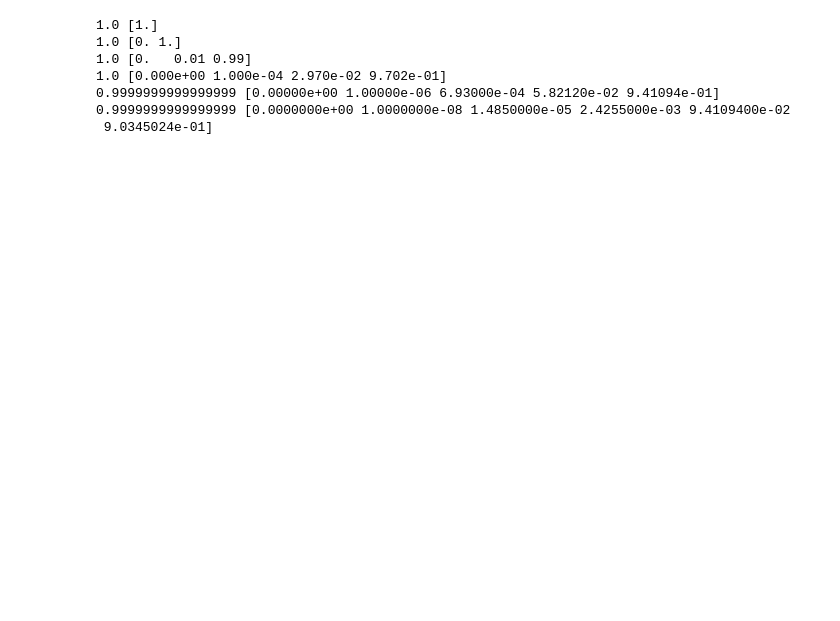
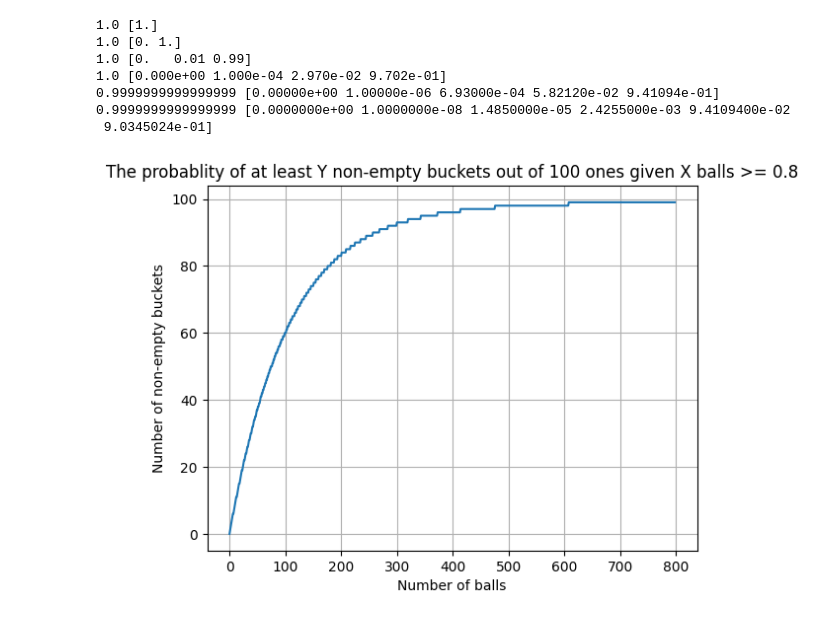
Before and after one commit to hczhu/code_recipes, a Jupyter notebook: py-notebook/N-balls-in-100-buckets.ipynb, the cells around one changed output. Drawn from its saved outputs; the diff is of its cells as text; code cells hidden in the pictures; blank space fills up the shorter version.

```diff
--- a/py-notebook/N-balls-in-100-buckets.ipynb
+++ b/py-notebook/N-balls-in-100-buckets.ipynb
@@ -4,27 +4,46 @@ N, B = 10000, 100
 # %%
 import numpy as np
+import matplotlib.pyplot as plt
 
 # Make probs(n, b) the probability of having exactly b non-empty buckets out of the 100 buckets given n balls.
 #  a.k.a. P{b non-empty buckets | n balls}
 probs = np.zeros((N+1, B+1))
 probs[0, 0] = 1
 # probs(n, b) = probs(n-1, b-1) * (1 - (b - 1)/B) + probs(n-1, b) * (b/B)
 for n in range(1, N+1):
     probs[n, 0] = 0
     probs[n, 1:] = probs[n-1, :-1] * (1 - np.arange(B)/B) + probs[n-1, 1:] * (np.arange(1, B+1)/B)
 
 assert np.allclose(np.sum(probs, axis=1), 1)
 
 for n in range(6):
     print(np.sum(probs[n, :(n+1)]), probs[n, :(n+1)])
+
+prob_threshold = 0.8
+cum_probs = np.cumsum(probs, axis=1)
+# ball_to_buckets[n] is the maximum number of non-empty buckets such that the probability of having n balls in them >= 0.8
+ball_to_buckets = np.zeros(N+1)
+for i in range(1, cum_probs.shape[0]):
+    indices = np.where(cum_probs[i, :] < 1 - prob_threshold)[0]
+    ball_to_buckets[i] = indices[-1]
+
+# clear any plots
+plt.clf()
+plt.xlabel("Number of balls")
+plt.ylabel("Number of non-empty buckets")
+plt.title(f"The probablity of at least Y non-empty buckets out of 100 ones given X balls >= {prob_threshold}")
+plt.grid(True)
+plt.plot(ball_to_buckets[1:800])
+plt.show()
 # %% [output]
 1.0 [1.]
 1.0 [0. 1.]
 1.0 [0.   0.01 0.99]
 1.0 [0.000e+00 1.000e-04 2.970e-02 9.702e-01]
 0.9999999999999999 [0.00000e+00 1.00000e-06 6.93000e-04 5.82120e-02 9.41094e-01]
 0.9999999999999999 [0.0000000e+00 1.0000000e-08 1.4850000e-05 2.4255000e-03 9.4109400e-02
  9.0345024e-01]
+[figure, added]
 # %%
 # Assume the distribution of the number of balls is uniform in [1, N]
 # P {n balls | b non-empty buckets} = P{n balls and b non-empty buckets} / P{b non-empty buckets}
```
Also changed, not shown: parts of 2 cells of this notebook.
